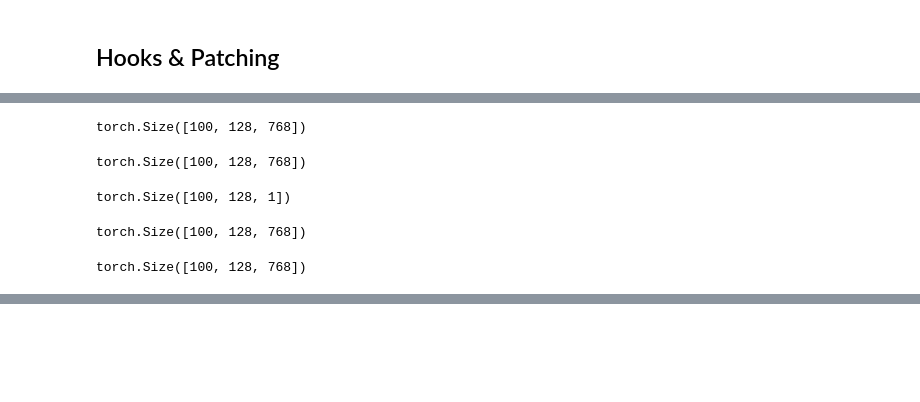
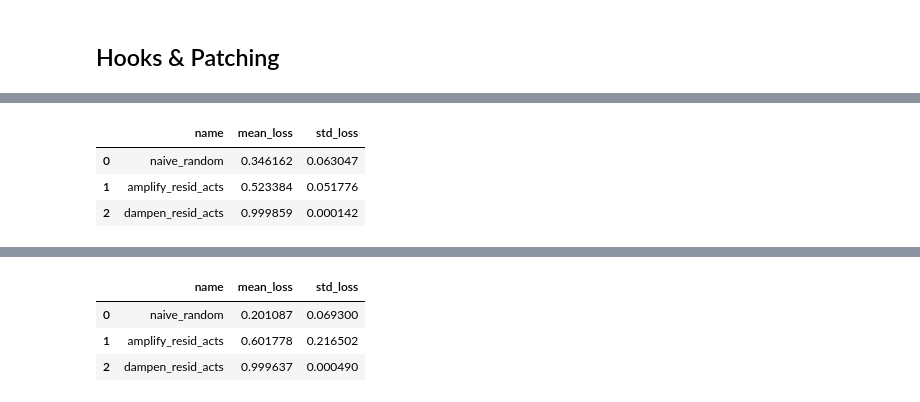
Before and after one commit to jettjaniak/teren, a Jupyter notebook: notebooks/lindsey_note_skeleton.ipynb, the cells around one changed output, grey strips where cells are left out. Saved outputs shown, nothing was run; the diff lists cells and outputs as text; code cells hidden in the pictures; blank space fills up the shorter version.

```diff
--- a/notebooks/lindsey_note_skeleton.ipynb
+++ b/notebooks/lindsey_note_skeleton.ipynb
@@ -96,0 +56,7 @@ torch.Size([7, 10, 128])
+# %%
+for sae, examples_by_feature in zip(saes, examples_by_feature_by_sae):
+    print(f"SAE hook name: {sae.cfg.hook_name}")
+    active_feature_ids = examples_by_feature.active_feature_ids
+    print(f"Number of active features: {len(active_feature_ids)}")
+    print(f"Active feature idxs: {active_feature_ids}")
+    print()
@@ -97,2 +91,23 @@ torch.Size([7, 10, 128])
+# %%
+perturbations = {
+    "naive_random": naive_random_perturbation,
+    "amplify_resid_acts": amplify_resid_acts_perturbation,
+    "dampen_resid_acts": dampen_resid_acts_perturbation,
+}
+
+loss_by_feature_by_pert_by_sae = []
+for sae, examples_by_feature in zip(saes, examples_by_feature_by_sae):
+    reisd_acts = examples_by_feature.resid_acts
+    loss_by_feature_by_pert = {}
+    for pert_name, pert in perturbations.items():
+        pert_resid_acts = reisd_acts + pert(reisd_acts)
+        loss_by_feature_by_pert[pert_name] = teren_utils.compute_loss(
+            model=model,
+            input_ids=examples_by_feature.input_ids,
+            resid_acts=pert_resid_acts,
+            start_at_layer=sae.cfg.hook_layer,
+            batch_size=BATCH_SIZE
+        )
+    loss_by_feature_by_pert_by_sae.append(loss_by_feature_by_pert)
 # %% [markdown]
 ## Hooks & Patching
@@ -344,10 +114,8 @@ control_losses_by_hook = {hook_name: compute_loss_by_feature(hook_fn) for hook_n
 # %%
-clean_loss = control_losses_by_hook["clean"]
-ablate_resid_loss = control_losses_by_hook["ablate_resid"]
+import pandas as pd
+import plotly.express as px
 
-import pandas as pd
-
-def plot_loss_bar(losses_by_hook):
+def plot_loss_bar(losses_by_hook, clean_loss, ablate_resid_loss, layer):
     df_dicts = []
     for hook_name, loss in losses_by_hook.items():
         normalized_loss = (loss - clean_loss) / ablate_resid_loss
@@ -369,7 +137,6 @@ def plot_loss_bar(losses_by_hook):
     display(df)
 
     labels = {
-        "name": f"Layer {LAYER}",
         "mean_loss": "Normalized loss increase<br />(relative to ablating entire layer)",
     }
-    px.bar(df, x="name", y="mean_loss", error_y="std_loss", color="name", color_discrete_map=colors, labels=labels).show()
+    px.bar(df, title=f"Layer {layer}", x="name", y="mean_loss", error_y="std_loss", color="name", labels=labels).show()
@@ -416,25 +143,10 @@ torch.Size([100, 128, 24576])
-# %%
-sae_error = example_activation - sae.decode(feature_acts)
-sae_error.shape
-# %% [output]
-torch.Size([100, 128, 768])
-# %%
-sae_reconstruction = sae.decode(feature_acts)
-sae_reconstruction.shape
-# %% [output]
-torch.Size([100, 128, 768])
-# %%
-sae_recon_l2_norm = l2_norm(sae_reconstruction, dim=-1, keepdim=True)
-sae_recon_l2_norm.shape
-# %% [output]
-torch.Size([100, 128, 1])
-# %%
-sae_reconstruction_dirs = -1 * sae_reconstruction / sae_recon_l2_norm
-sae_reconstruction_dirs.shape
-# %% [output]
-torch.Size([100, 128, 768])
-# %%
-update = sae_reconstruction_dirs * feature_update_l2_norm
-update.shape
-# %% [output]
-torch.Size([100, 128, 768])
+# %%
+for layer, examples_by_feature, loss_by_feature_by_pert in zip(LAYERS, examples_by_feature_by_sae, loss_by_feature_by_pert_by_sae):
+    clean_loss = examples_by_feature.clean_loss
+    ablate_resid_loss = loss_by_feature_by_pert["dampen_resid_acts"]
+    plot_loss_bar(loss_by_feature_by_pert, clean_loss, ablate_resid_loss, layer=layer)
+# %% [output]
+|  | name | mean_loss | std_loss |
+| 0 | naive_random | 0.346162 | 0.063047 |
+| 1 | amplify_resid_acts | 0.523384 | 0.051776 |
+| 2 | dampen_resid_acts | 0.999859 | 0.000142 |
@@ -440,0 +154,4 @@ torch.Size([100, 128, 768])
+|  | name | mean_loss | std_loss |
+| 0 | naive_random | 0.201087 | 0.069300 |
+| 1 | amplify_resid_acts | 0.601778 | 0.216502 |
+| 2 | dampen_resid_acts | 0.999637 | 0.000490 |
```
Also changed, not shown: parts of 37 cells of this notebook, 2 other files.
